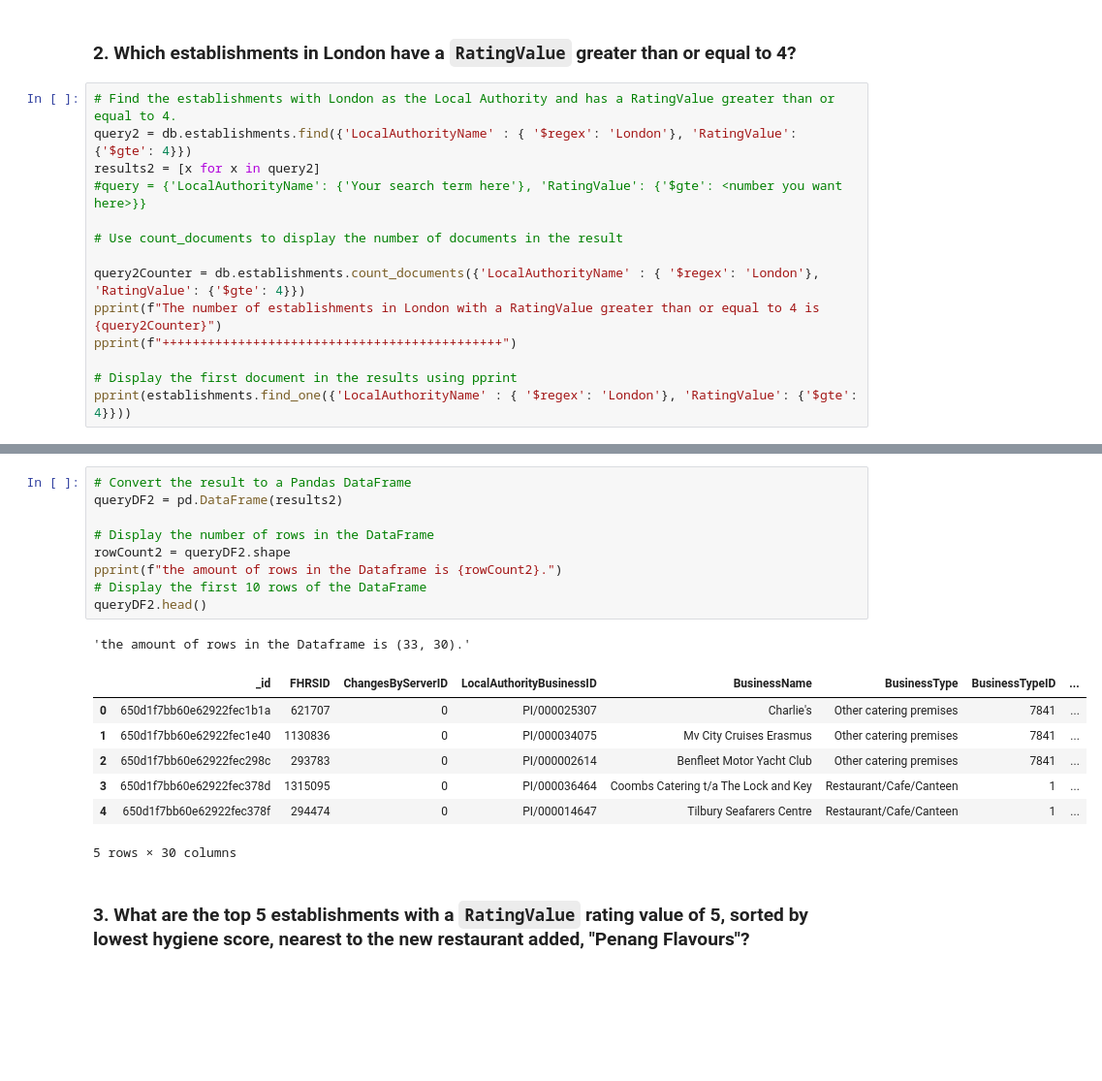
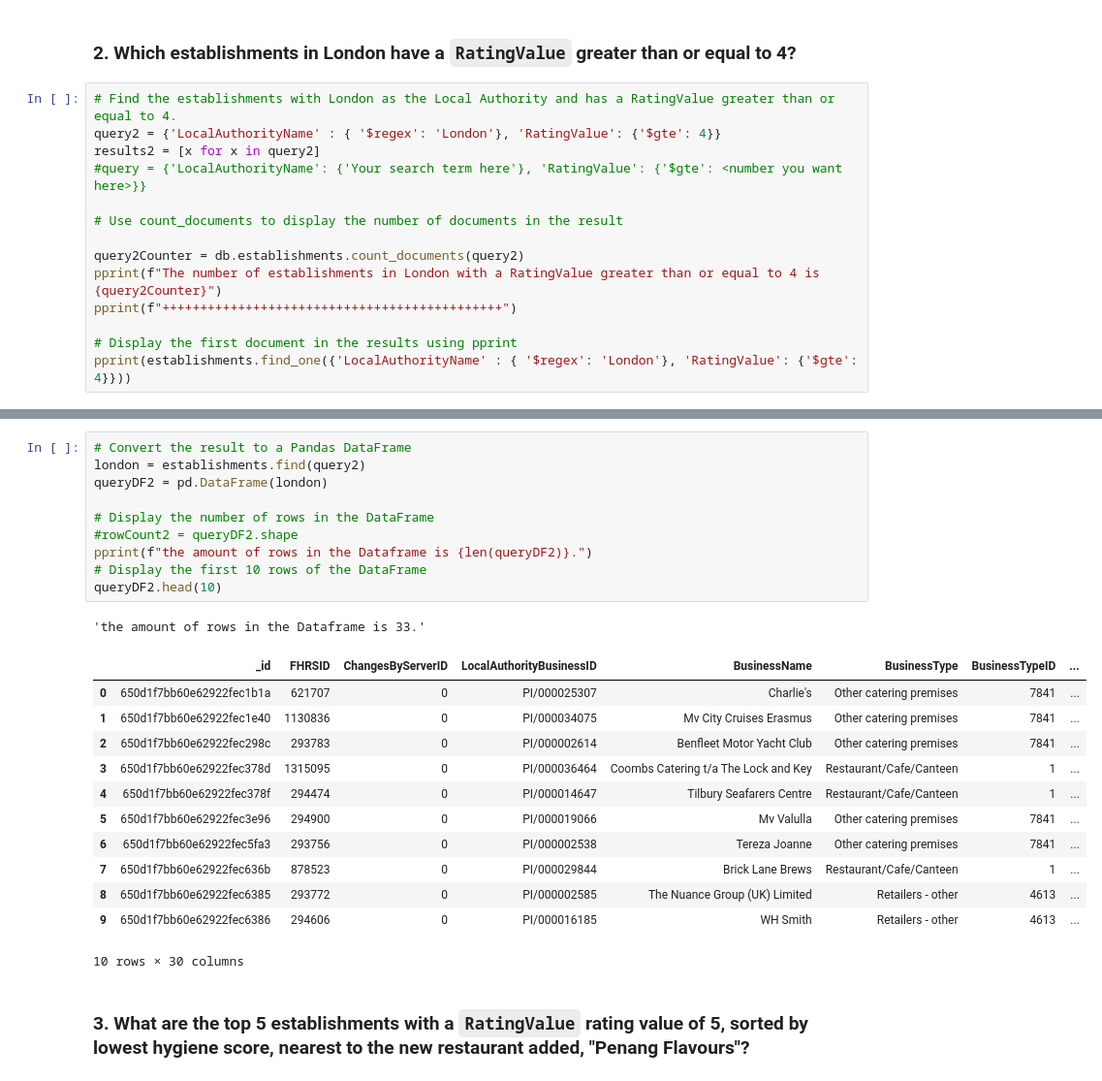
Before and after one commit to Merfrey/nosql-challenge, a Jupyter notebook: NoSQL_analysis_starter.ipynb, the cells around one changed output, grey strips where cells are left out. Shown at 97% size. Cells and saved outputs as stored; diff of their text form; blank space fills up the shorter version.

```diff
--- a/NoSQL_analysis_starter.ipynb
+++ b/NoSQL_analysis_starter.ipynb
@@ -116,13 +115,13 @@ queryDF.head(10)
 ### 2. Which establishments in London have a `RatingValue` greater than or equal to 4?
 # %%
 # Find the establishments with London as the Local Authority and has a RatingValue greater than or equal to 4.
-query2 = db.establishments.find({'LocalAuthorityName' : { '$regex': 'London'}, 'RatingValue': {'$gte': 4}})
+query2 = {'LocalAuthorityName' : { '$regex': 'London'}, 'RatingValue': {'$gte': 4}}
 results2 = [x for x in query2]
 #query = {'LocalAuthorityName': {'Your search term here'}, 'RatingValue': {'$gte': <number you want here>}}
 
 # Use count_documents to display the number of documents in the result
 
-query2Counter = db.establishments.count_documents({'LocalAuthorityName' : { '$regex': 'London'}, 'RatingValue': {'$gte': 4}})
+query2Counter = db.establishments.count_documents(query2)
 pprint(f"The number of establishments in London with a RatingValue greater than or equal to 4 is {query2Counter}")
 pprint(f"+++++++++++++++++++++++++++++++++++++++++++++")
 
@@ -148,22 +147,28 @@ pprint(establishments.find_one({'LocalAuthorityName' : { '$regex': 'London'}, 'R
  'toInt': '$RatingValue'}
 # %%
 # Convert the result to a Pandas DataFrame
-queryDF2 = pd.DataFrame(results2)
+london = establishments.find(query2)
+queryDF2 = pd.DataFrame(london)
 
 # Display the number of rows in the DataFrame
-rowCount2 = queryDF2.shape
-pprint(f"the amount of rows in the Dataframe is {rowCount2}.")
+#rowCount2 = queryDF2.shape
+pprint(f"the amount of rows in the Dataframe is {len(queryDF2)}.")
 # Display the first 10 rows of the DataFrame
-queryDF2.head()
+queryDF2.head(10)
 # %% [output]
-'the amount of rows in the Dataframe is (33, 30).'
+'the amount of rows in the Dataframe is 33.'
 |  | _id | FHRSID | ChangesByServerID | LocalAuthorityBusinessID | BusinessName | BusinessType | BusinessTypeID | ... |
 | 0 | 650d1f7bb60e62922fec1b1a | 621707 | 0 | PI/000025307 | Charlie's | Other catering premises | 7841 | ... |
 | 1 | 650d1f7bb60e62922fec1e40 | 1130836 | 0 | PI/000034075 | Mv City Cruises Erasmus | Other catering premises | 7841 | ... |
 | 2 | 650d1f7bb60e62922fec298c | 293783 | 0 | PI/000002614 | Benfleet Motor Yacht Club | Other catering premises | 7841 | ... |
 | 3 | 650d1f7bb60e62922fec378d | 1315095 | 0 | PI/000036464 | Coombs Catering t/a The Lock and Key | Restaurant/Cafe/Canteen | 1 | ... |
 | 4 | 650d1f7bb60e62922fec378f | 294474 | 0 | PI/000014647 | Tilbury Seafarers Centre | Restaurant/Cafe/Canteen | 1 | ... |
+| 5 | 650d1f7bb60e62922fec3e96 | 294900 | 0 | PI/000019066 | Mv Valulla | Other catering premises | 7841 | ... |
+| 6 | 650d1f7bb60e62922fec5fa3 | 293756 | 0 | PI/000002538 | Tereza Joanne | Other catering premises | 7841 | ... |
+| 7 | 650d1f7bb60e62922fec636b | 878523 | 0 | PI/000029844 | Brick Lane Brews | Restaurant/Cafe/Canteen | 1 | ... |
+| 8 | 650d1f7bb60e62922fec6385 | 293772 | 0 | PI/000002585 | The Nuance Group (UK) Limited | Retailers - other | 4613 | ... |
+| 9 | 650d1f7bb60e62922fec6386 | 294606 | 0 | PI/000016185 | WH Smith | Retailers - other | 4613 | ... |
-5 rows × 30 columns
+10 rows × 30 columns
 # %% [markdown]
 ### 3. What are the top 5 establishments with a `RatingValue` rating value of 5, sorted by lowest hygiene score, nearest to the new restaurant added, "Penang Flavours"?
 # %%
```
Also changed, not shown: parts of 6 cells of this notebook.
